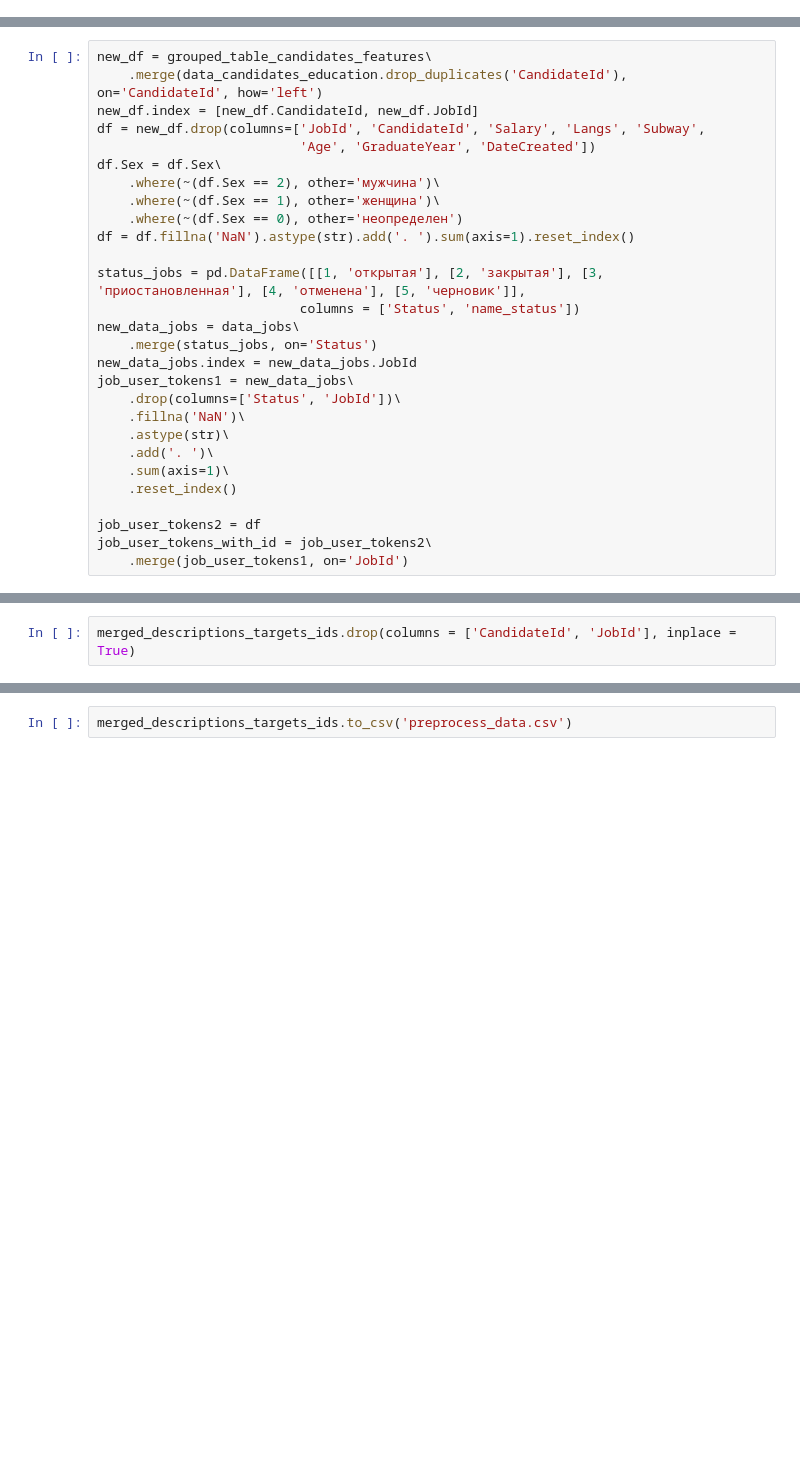
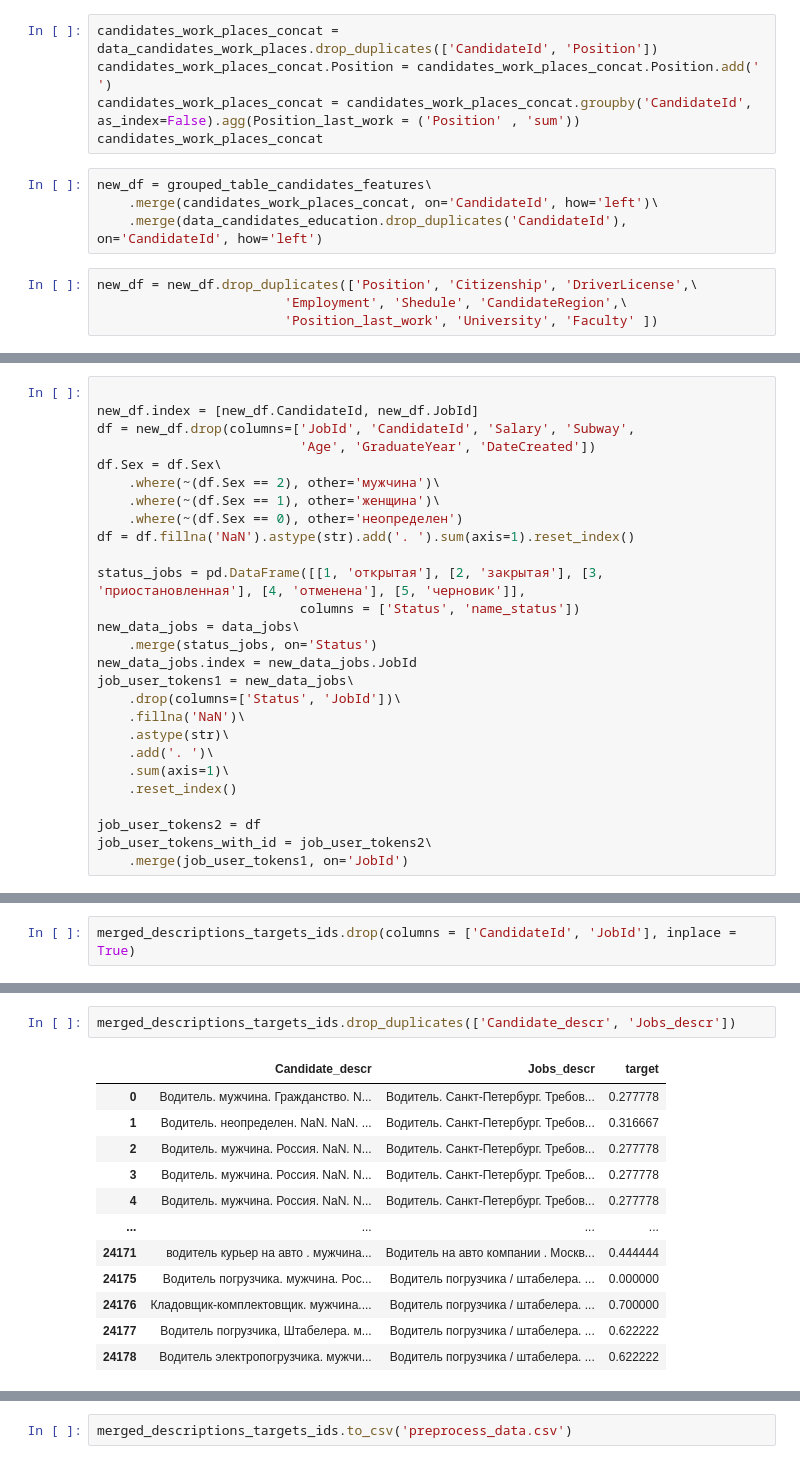
Before and after one commit to IlyaKuprik/skolkovo-hack, a Jupyter notebook: preprocessing_data.ipynb, the cells around one changed output, grey strips where cells are left out. Drawn from its saved outputs; the diff is of its cells as text; blank space fills up the shorter version.

```diff
--- a/preprocessing_data.ipynb
+++ b/preprocessing_data.ipynb
@@ -164,3 +156,16 @@ data_candidates.Skills = data_candidates.Skills.apply(del_stick)
 grouped_table_candidates_features = grouped_with_last_status.drop(columns = ['Status', 'CandidateStatusId'])
 # %%
 grouped_table_candidates_features
+# %%
+candidates_work_places_concat = data_candidates_work_places.drop_duplicates(['CandidateId', 'Position'])
+candidates_work_places_concat.Position = candidates_work_places_concat.Position.add(' ')
+candidates_work_places_concat = candidates_work_places_concat.groupby('CandidateId', as_index=False).agg(Position_last_work = ('Position' , 'sum'))
+candidates_work_places_concat
+# %%
+new_df = grouped_table_candidates_features\
+    .merge(candidates_work_places_concat, on='CandidateId', how='left')\
+    .merge(data_candidates_education.drop_duplicates('CandidateId'), on='CandidateId', how='left')
+# %%
+new_df = new_df.drop_duplicates(['Position', 'Citizenship', 'DriverLicense',\
+                        'Employment', 'Shedule', 'CandidateRegion',\
+                        'Position_last_work', 'University', 'Faculty' ])
@@ -167,8 +174,7 @@ grouped_table_candidates_features
 # %%
-new_df = grouped_table_candidates_features\
-    .merge(data_candidates_education.drop_duplicates('CandidateId'), on='CandidateId', how='left')
+
 new_df.index = [new_df.CandidateId, new_df.JobId]
-df = new_df.drop(columns=['JobId', 'CandidateId', 'Salary', 'Langs', 'Subway',
+df = new_df.drop(columns=['JobId', 'CandidateId', 'Salary', 'Subway',
                           'Age', 'GraduateYear', 'DateCreated'])
 df.Sex = df.Sex\
     .where(~(df.Sex == 2), other='мужчина')\
@@ -221,0 +212,15 @@ merged_descriptions_targets_ids
+# %%
+merged_descriptions_targets_ids.drop_duplicates(['Candidate_descr', 'Jobs_descr'])
+# %% [output]
+|  | Candidate_descr | Jobs_descr | target |
+| 0 | Водитель. мужчина. Гражданство. N... | Водитель. Санкт-Петербург. Требов... | 0.277778 |
+| 1 | Водитель. неопределен. NaN. NaN. ... | Водитель. Санкт-Петербург. Требов... | 0.316667 |
+| 2 | Водитель. мужчина. Россия. NaN. N... | Водитель. Санкт-Петербург. Требов... | 0.277778 |
+| 3 | Водитель. мужчина. Россия. NaN. N... | Водитель. Санкт-Петербург. Требов... | 0.277778 |
+| 4 | Водитель. мужчина. Россия. NaN. N... | Водитель. Санкт-Петербург. Требов... | 0.277778 |
+| ... | ... | ... | ... |
+| 24171 | водитель курьер на авто . мужчина... | Водитель на авто компании . Москв... | 0.444444 |
+| 24175 | Водитель погрузчика. мужчина. Рос... | Водитель погрузчика / штабелера. ... | 0.000000 |
+| 24176 | Кладовщик-комплектовщик. мужчина.... | Водитель погрузчика / штабелера. ... | 0.700000 |
+| 24177 | Водитель погрузчика, Штабелера. м... | Водитель погрузчика / штабелера. ... | 0.622222 |
+| 24178 | Водитель электропогрузчика. мужчи... | Водитель погрузчика / штабелера. ... | 0.622222 |
```
Also changed, not shown: parts of 22 cells of this notebook.
